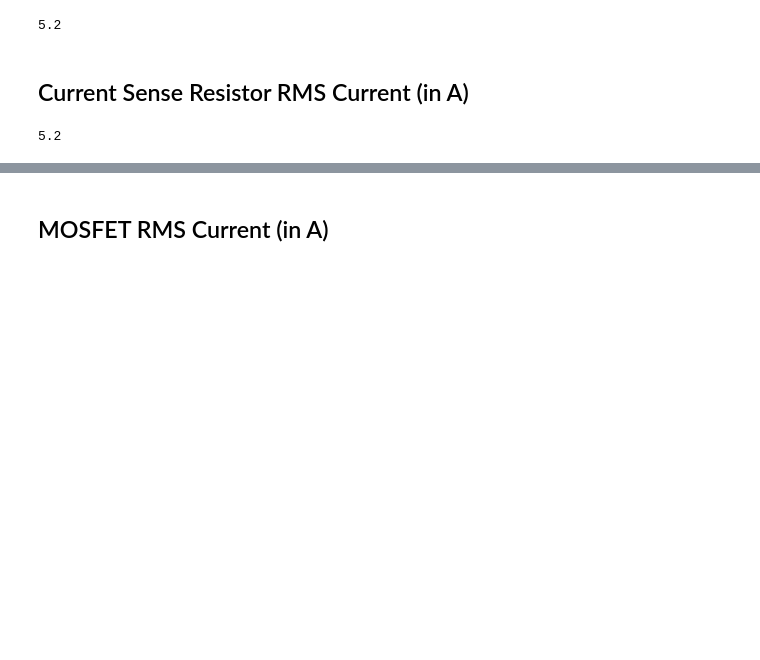
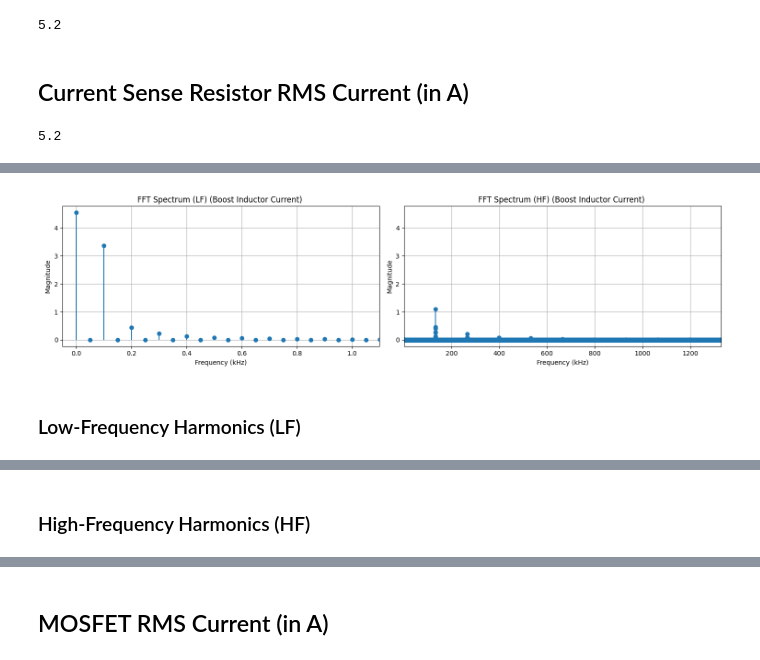
Before and after one commit to popest/PowerElectronics_JupyterLab_QSPICE, a Jupyter notebook: CCM_Boost_PFC/CCM_Boost_PFC.ipynb, the cells around one changed output, grey strips where cells are left out. Cells and saved outputs as stored; diff of their text form; code cells hidden in the pictures; blank space fills up the shorter version.

```diff
--- a/CCM_Boost_PFC/CCM_Boost_PFC.ipynb
+++ b/CCM_Boost_PFC/CCM_Boost_PFC.ipynb
@@ -888,0 +894,78 @@ round(IL_RMS,2)
+# %%
+time_uneven = wfrm["time"]
+waveform = wfrm["i(l1)"]
+
+# Resample data for FFT
+time_resampled, waveform_resampled, sampling_rate = resample(wfrm["time"], wfrm["i(l1)"], fsw)
+
+# Perform FFT
+fft_values = rfft(waveform_resampled)
+num_samples = len(time_resampled)
+freq = rfftfreq(num_samples, d=1/sampling_rate)
+norm_amplitude = np.abs(fft_values)/num_samples
+norm_amplitude[1:] *= 2 # DC component is not mirrored
+
+# Find index of the fundamental frequency
+fundamental_idx_LF = np.argmin(np.abs(freq - AC_freq*2))
+fundamental_idx_HF = np.argmin(np.abs(freq - fsw))
+
+# Extract the first 10 harmonics LF
+harmonic_indices_LF = [0] + [fundamental_idx_LF * n for n in range(1, 11)]
+harmonic_frequencies_LF = freq[harmonic_indices_LF]/1000
+harmonic_magnitudes_rms_LF = np.concatenate(([norm_amplitude[0]], norm_amplitude[harmonic_indices_LF[1:11]] / np.sqrt(2)))
+
+# Extract the first 10 harmonics HF
+harmonic_indices_HF = [fundamental_idx_HF * n for n in range(1, 11)]
+harmonic_frequencies_HF = freq[harmonic_indices_HF]/1000
+harmonic_magnitudes_rms_HF = norm_amplitude[harmonic_indices_HF] / np.sqrt(2)
+
+# Create a DataFrame for the results
+harmonics_table_LF = pd.DataFrame({
+    "Harmonic": ["DC Component"] + [f"{n} (Harmonic)" for n in range(1, 11)],
+    "Frequency (kHz)": harmonic_frequencies_LF,
+    "Magnitude": harmonic_magnitudes_rms_LF
+})
+
+# Create a DataFrame for the results
+harmonics_table_HF = pd.DataFrame({
+    "Harmonic": [f"{n} (Harmonic)" for n in range(1, 11)],
+    "Frequency (kHz)": harmonic_frequencies_HF,
+    "Magnitude": harmonic_magnitudes_rms_HF
+})
+
+harmonics_table_LF["Unit"] = ["AVG"]+ ["RMS"] * 10
+harmonics_table_HF["Unit"] = ["RMS"] * 10
+
+fig, ax = plt.subplots(1, 2, figsize=(15, 4))
+
+# Plot the spectrum
+ax[0].stem(freq / 1000, norm_amplitude, basefmt=" ", label="FFT Spectrum")
+#axes[0].scatter(harmonic_frequencies, harmonic_magnitudes_rms, color="red", label="Harmonics")
+ax[0].set_title("FFT Spectrum (LF) (Boost Inductor Current) ")
+ax[0].set_xlabel("Frequency (kHz)")
+ax[0].set_ylabel("Magnitude")
+ax[0].set_xlim(-0.05, np.max(harmonic_frequencies_LF) + 0.1)  # Limit x-axis to harmonics range
+ax[0].grid()
+
+# Plot the spectrum
+ax[1].stem(freq / 1000, norm_amplitude, basefmt=" ", label="FFT Spectrum")
+#axes[0].scatter(harmonic_frequencies, harmonic_magnitudes_rms, color="red", label="Harmonics")
+ax[1].set_title("FFT Spectrum (HF) (Boost Inductor Current) ")
+ax[1].set_xlabel("Frequency (kHz)")
+ax[1].set_ylabel("Magnitude")
+ax[1].set_xlim((AC_freq*2*10)/1000, np.max(harmonic_frequencies_HF) + 0.1)  # Limit x-axis to harmonics range
+#ax[1].set_xscale("log")
+ax[1].grid()
+
+# Adjust layout
+plt.tight_layout()
+plt.show()
+
+# Display the table in Jupyter Notebook
+display(HTML("<h3>Low-Frequency Harmonics (LF)</h3>"))
+display(harmonics_table_LF.style.format({"Frequency (kHz)": "{:.3f}", "Magnitude": "{:.4f}"}))
+display(HTML("<h3>High-Frequency Harmonics (HF)</h3>"))
+display(harmonics_table_HF.style.format({"Frequency (kHz)": "{:.3f}", "Magnitude": "{:.4f}"}))
+# %% [output]
+[figure, added]
+Low-Frequency Harmonics (LF)
@@ -888,0 +984 @@ round(IL_RMS,2)
+High-Frequency Harmonics (HF)
```
Also changed, not shown: parts of 27 cells of this notebook, 3 other files.
